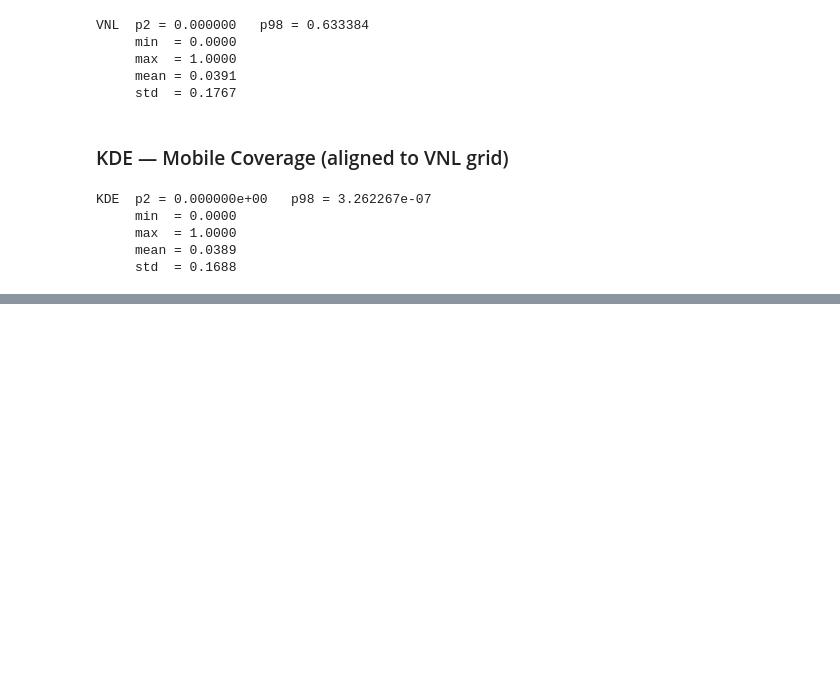
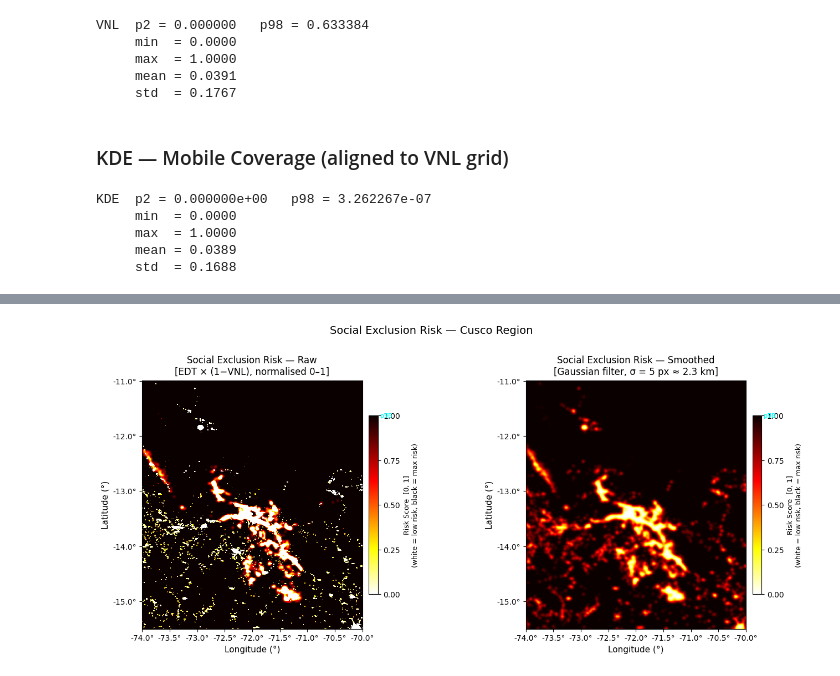
Before and after one commit to Erics-20/raster-digital-divide, a Jupyter notebook: digital_divide_cusco.ipynb, the cells around one changed output, grey strips where cells are left out. Drawn from its saved outputs; the diff is of its cells as text; code cells hidden in the pictures; blank space fills up the shorter version.

```diff
--- a/digital_divide_cusco.ipynb
+++ b/digital_divide_cusco.ipynb
@@ -448,0 +886,37 @@ KDE  p2 = 0.000000e+00   p98 = 3.262267e-07
+# %%
+fig, axes = plt.subplots(1, 2, figsize=(14, 6))
+
+panels = [
+    (risk_norm_map, "Social Exclusion Risk — Raw\n[EDT × (1−VNL), normalised 0–1]"),
+    (risk_smooth,   f"Social Exclusion Risk — Smoothed\n[Gaussian filter, σ = 5 px ≈ 2.3 km]"),
+]
+
+for ax, (arr, title) in zip(axes, panels):
+    im = ax.imshow(
+        arr,
+        cmap="hot_r",
+        extent=extent_geo,
+        origin="upper",
+        vmin=0, vmax=1,
+        interpolation="none",
+    )
+    ax.set_title(title, fontsize=12, pad=8)
+    ax.set_xlabel("Longitude (°)", fontsize=11)
+    ax.set_ylabel("Latitude (°)", fontsize=11)
+    ax.xaxis.set_major_formatter(mticker.FormatStrFormatter("%.1f°"))
+    ax.yaxis.set_major_formatter(mticker.FormatStrFormatter("%.1f°"))
+    cb = fig.colorbar(im, ax=ax, shrink=0.72, pad=0.02)
+    cb.set_label("Risk Score  [0, 1]\n(white = low risk, black = max risk)", fontsize=9)
+    cb.set_ticks([0, 0.25, 0.5, 0.75, 1.0])
+
+    # mark p75 and p90 on the colorbars
+    for pval, plabel in [(p75_raw, "p75"), (p90_raw, "p90")]:
+        cb.ax.axhline(pval, color="cyan", linewidth=1.2, linestyle="--")
+        cb.ax.text(1.25, pval, plabel, va="center", fontsize=8, color="cyan",
+                   transform=cb.ax.transData)
+
+fig.suptitle("Social Exclusion Risk — Cusco Region", fontsize=14, y=1.01)
+plt.tight_layout()
+plt.show()
+# %% [output]
+[figure, added]
```
Also changed, not shown: parts of 13 cells of this notebook.
